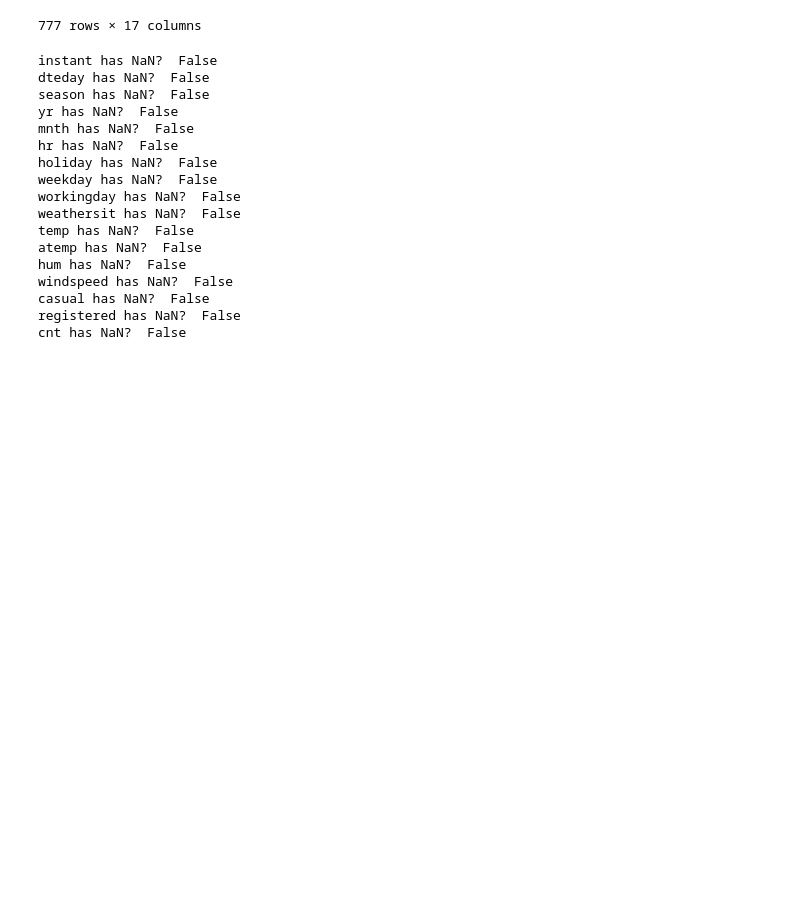
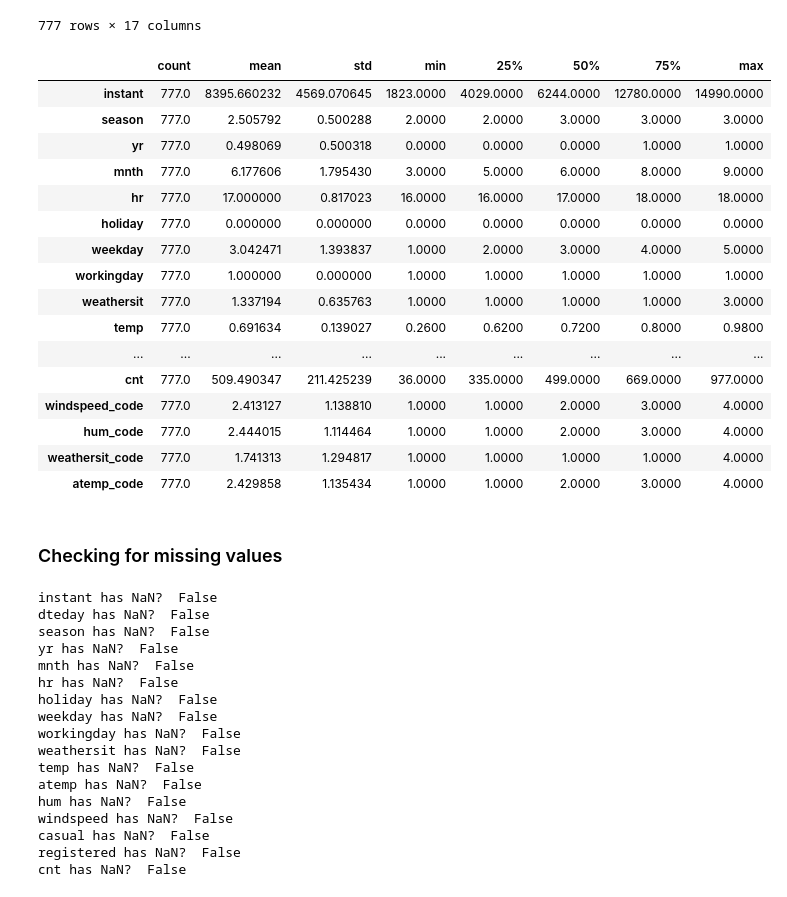
Before and after one commit to eirikbaekkelund/BikeSharing, a Jupyter notebook: develop_E.ipynb, the cells around one changed output. Saved outputs shown, nothing was run; the diff lists cells and outputs as text; code cells hidden in the pictures; blank space fills up the shorter version.

```diff
--- a/develop_E.ipynb
+++ b/develop_E.ipynb
@@ -77,6 +77,28 @@ df_agg
 | 14988 | 14989 | 2012-09-21 | 3 | 1 | 9 | 17 | 0 | 5 | 1 | 1 | ... |
 | 14989 | 14990 | 2012-09-21 | 3 | 1 | 9 | 18 | 0 | 5 | 1 | 1 | ... |
 777 rows × 17 columns
+# %%
+df_agg.describe().T
+# %% [output]
+|  | count | mean | std | min | 25% | 50% | 75% | max |
+| instant | 777.0 | 8395.660232 | 4569.070645 | 1823.0000 | 4029.0000 | 6244.0000 | 12780.0000 | 14990.0000 |
+| season | 777.0 | 2.505792 | 0.500288 | 2.0000 | 2.0000 | 3.0000 | 3.0000 | 3.0000 |
+| yr | 777.0 | 0.498069 | 0.500318 | 0.0000 | 0.0000 | 0.0000 | 1.0000 | 1.0000 |
+| mnth | 777.0 | 6.177606 | 1.795430 | 3.0000 | 5.0000 | 6.0000 | 8.0000 | 9.0000 |
+| hr | 777.0 | 17.000000 | 0.817023 | 16.0000 | 16.0000 | 17.0000 | 18.0000 | 18.0000 |
+| holiday | 777.0 | 0.000000 | 0.000000 | 0.0000 | 0.0000 | 0.0000 | 0.0000 | 0.0000 |
+| weekday | 777.0 | 3.042471 | 1.393837 | 1.0000 | 2.0000 | 3.0000 | 4.0000 | 5.0000 |
+| workingday | 777.0 | 1.000000 | 0.000000 | 1.0000 | 1.0000 | 1.0000 | 1.0000 | 1.0000 |
+| weathersit | 777.0 | 1.337194 | 0.635763 | 1.0000 | 1.0000 | 1.0000 | 1.0000 | 3.0000 |
+| temp | 777.0 | 0.691634 | 0.139027 | 0.2600 | 0.6200 | 0.7200 | 0.8000 | 0.9800 |
+| ... | ... | ... | ... | ... | ... | ... | ... | ... |
+| cnt | 777.0 | 509.490347 | 211.425239 | 36.0000 | 335.0000 | 499.0000 | 669.0000 | 977.0000 |
+| windspeed_code | 777.0 | 2.413127 | 1.138810 | 1.0000 | 1.0000 | 2.0000 | 3.0000 | 4.0000 |
+| hum_code | 777.0 | 2.444015 | 1.114464 | 1.0000 | 1.0000 | 2.0000 | 3.0000 | 4.0000 |
+| weathersit_code | 777.0 | 1.741313 | 1.294817 | 1.0000 | 1.0000 | 1.0000 | 1.0000 | 4.0000 |
+| atemp_code | 777.0 | 2.429858 | 1.135434 | 1.0000 | 1.0000 | 2.0000 | 3.0000 | 4.0000 |
+# %% [markdown]
+### Checking for missing values
 # %%
 for col in df_agg.columns:
     print(f"{col} has NaN? ", df_agg[col].isnull().values.any())
```
Also changed, not shown: parts of 13 cells of this notebook, 1 other file.
